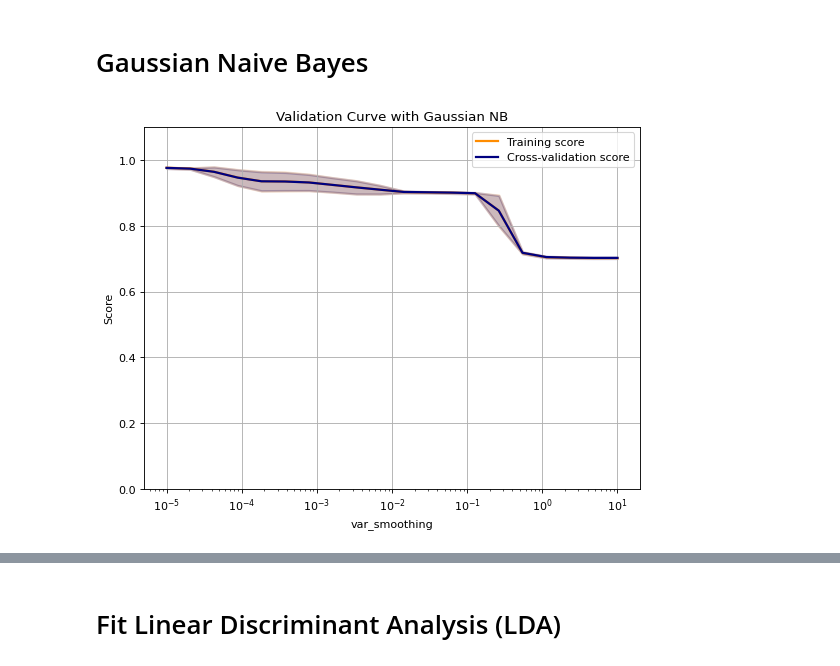
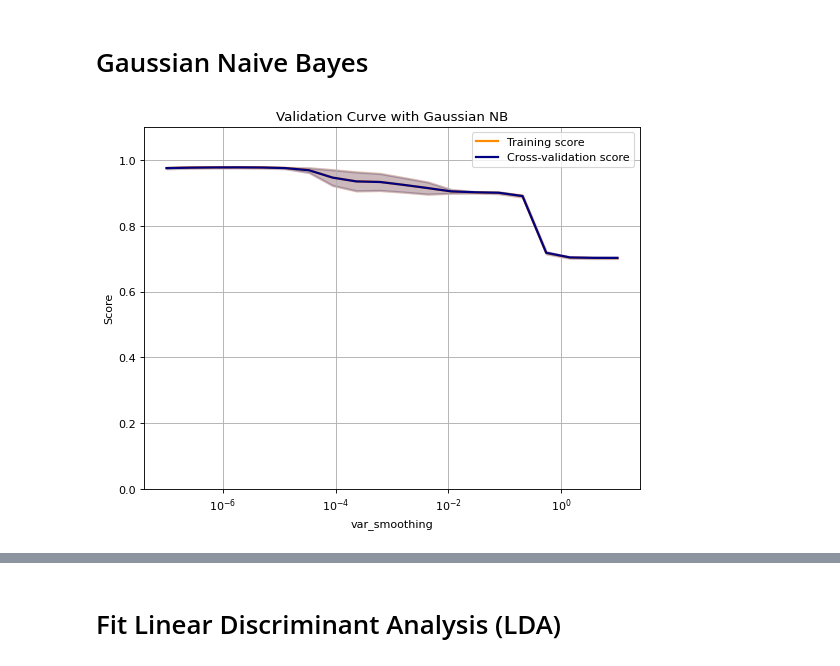
Before and after one commit to Amirosein/AGB-stars-ML-project, a Jupyter notebook: Milestone2/AGB_Project_2.ipynb, the cells around one changed output, grey strips where cells are left out. Cells and saved outputs as stored; diff of their text form; code cells hidden in the pictures.

```diff
--- a/Milestone2/AGB_Project_2.ipynb
+++ b/Milestone2/AGB_Project_2.ipynb
@@ -252,13 +249,13 @@ def Model_eval(estimator, X, Y, Modelname='', test_size=0.2, normalize='true'):
 # %%
 from sklearn.naive_bayes import GaussianNB
 from sklearn.model_selection import ShuffleSplit
 
 clf = GaussianNB()
 
 cv = ShuffleSplit(n_splits=10, test_size=0.3, random_state=42)
-pr = np.logspace(1,-5, num=20)
+pr = np.logspace(1,-7, num=20)
 plot_validation_curve(clf, X_ps, Y_O, pr, 'var_smoothing', xlog=True,
                           cv=cv, Modelname='Gaussian NB', n_jobs=-1)
 plt.grid()
 # %% [output]
-[figure, old version]
+[figure, new version]
```
Also changed, not shown: parts of 6 cells of this notebook.
